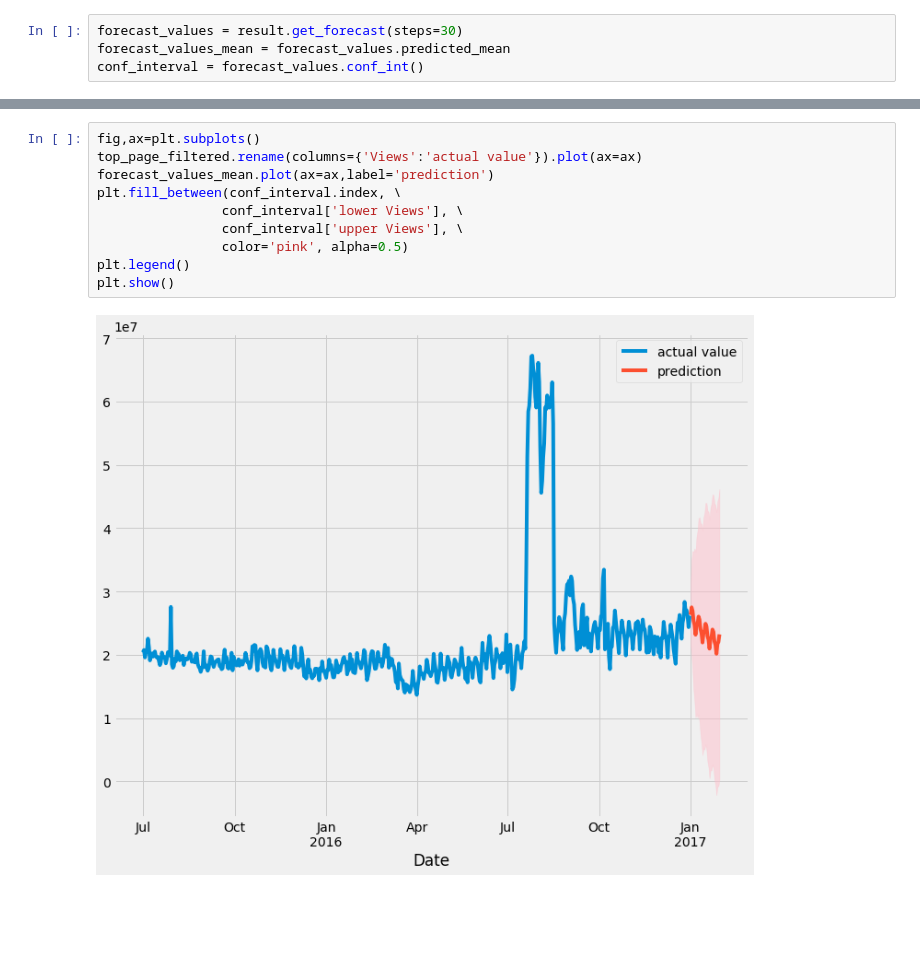
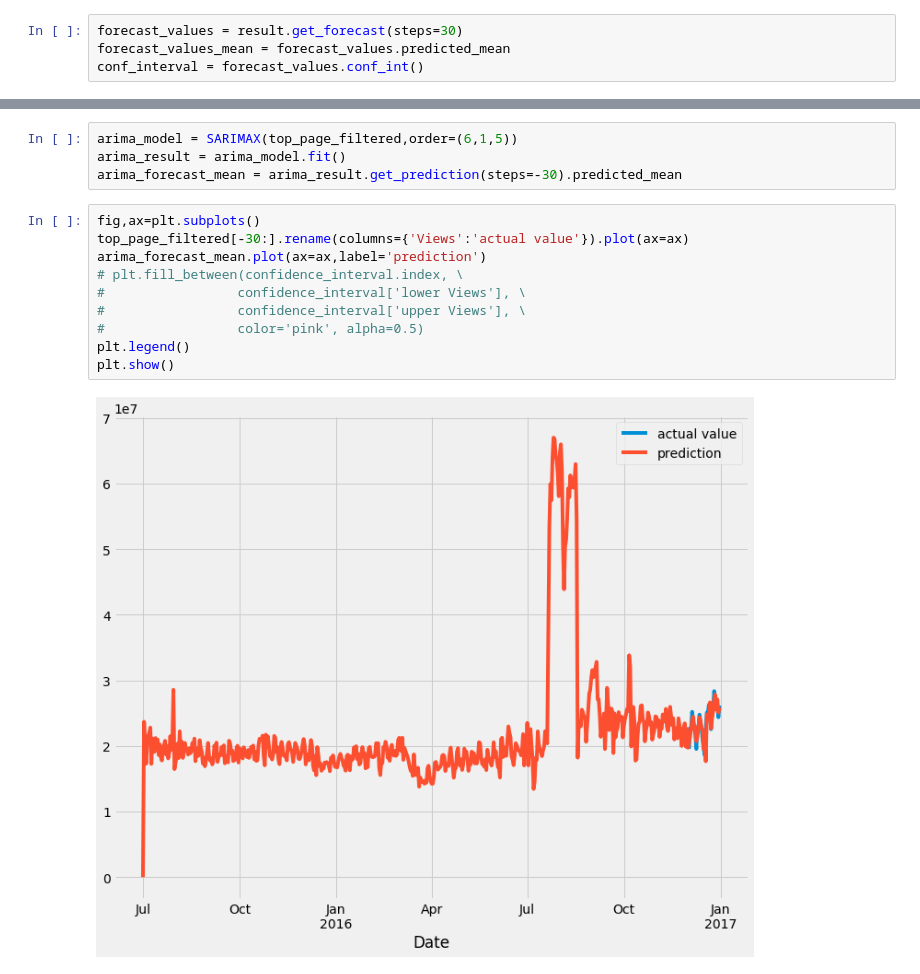
Before and after one commit to Subikshaa/Time-Series-Forecasting-on-Web-Traffic-Dataset, a Jupyter notebook: forecast.ipynb, the cells around one changed output, grey strips where cells are left out. Drawn from its saved outputs; the diff is of its cells as text; blank space fills up the shorter version.

Commit message:
Predicting using ARIMA model

```diff
--- a/forecast.ipynb
+++ b/forecast.ipynb
@@ -366,12 +416,16 @@ conf_interval = forecast_values.conf_int()
+# %%
+arima_model = SARIMAX(top_page_filtered,order=(6,1,5))
+arima_result = arima_model.fit()
+arima_forecast_mean = arima_result.get_prediction(steps=-30).predicted_mean
 # %%
 fig,ax=plt.subplots()
-top_page_filtered.rename(columns={'Views':'actual value'}).plot(ax=ax)
-forecast_values_mean.plot(ax=ax,label='prediction')
-plt.fill_between(conf_interval.index, \
-                conf_interval['lower Views'], \
-                conf_interval['upper Views'], \
-                color='pink', alpha=0.5)
+top_page_filtered[-30:].rename(columns={'Views':'actual value'}).plot(ax=ax)
+arima_forecast_mean.plot(ax=ax,label='prediction')
+# plt.fill_between(confidence_interval.index, \
+#                 confidence_interval['lower Views'], \
+#                 confidence_interval['upper Views'], \
+#                 color='pink', alpha=0.5)
 plt.legend()
 plt.show()
 # %% [output]
-[figure, old version]
+[figure, new version]
```
Also changed, not shown: parts of 5 cells of this notebook.
